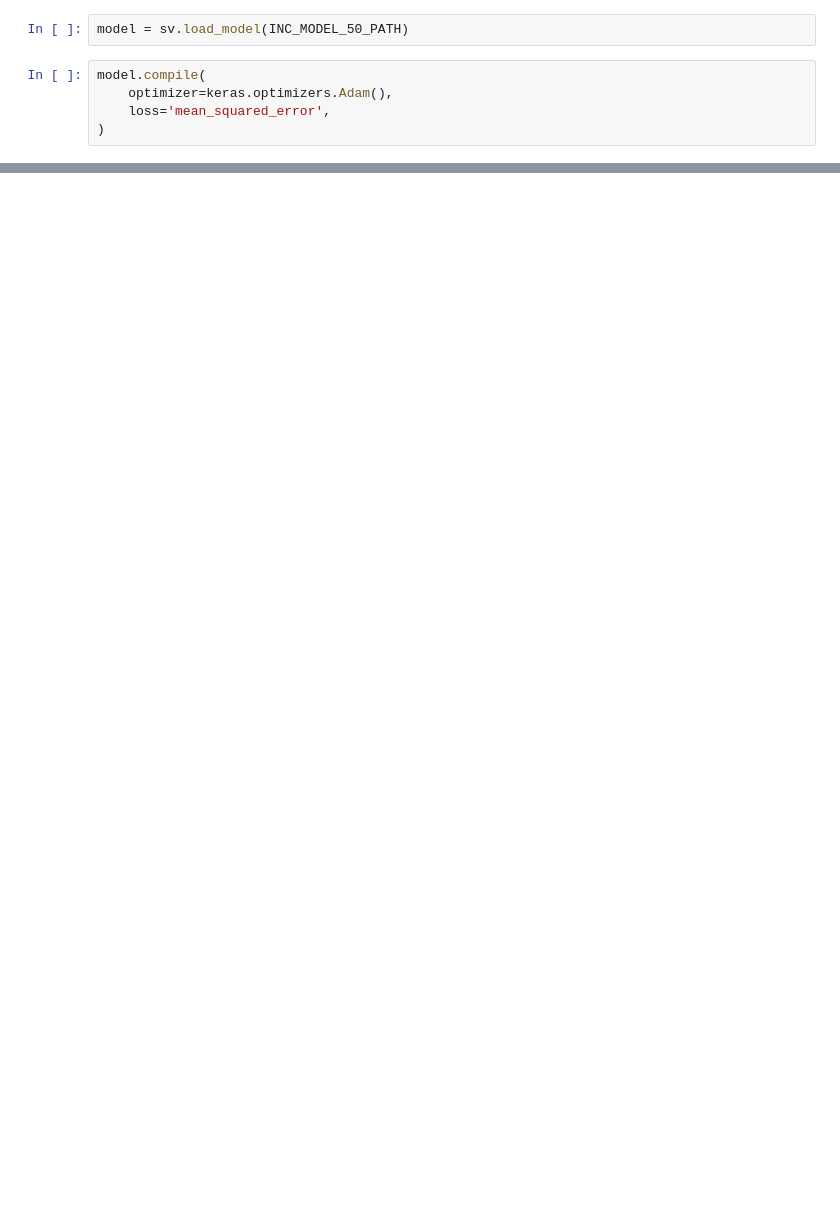
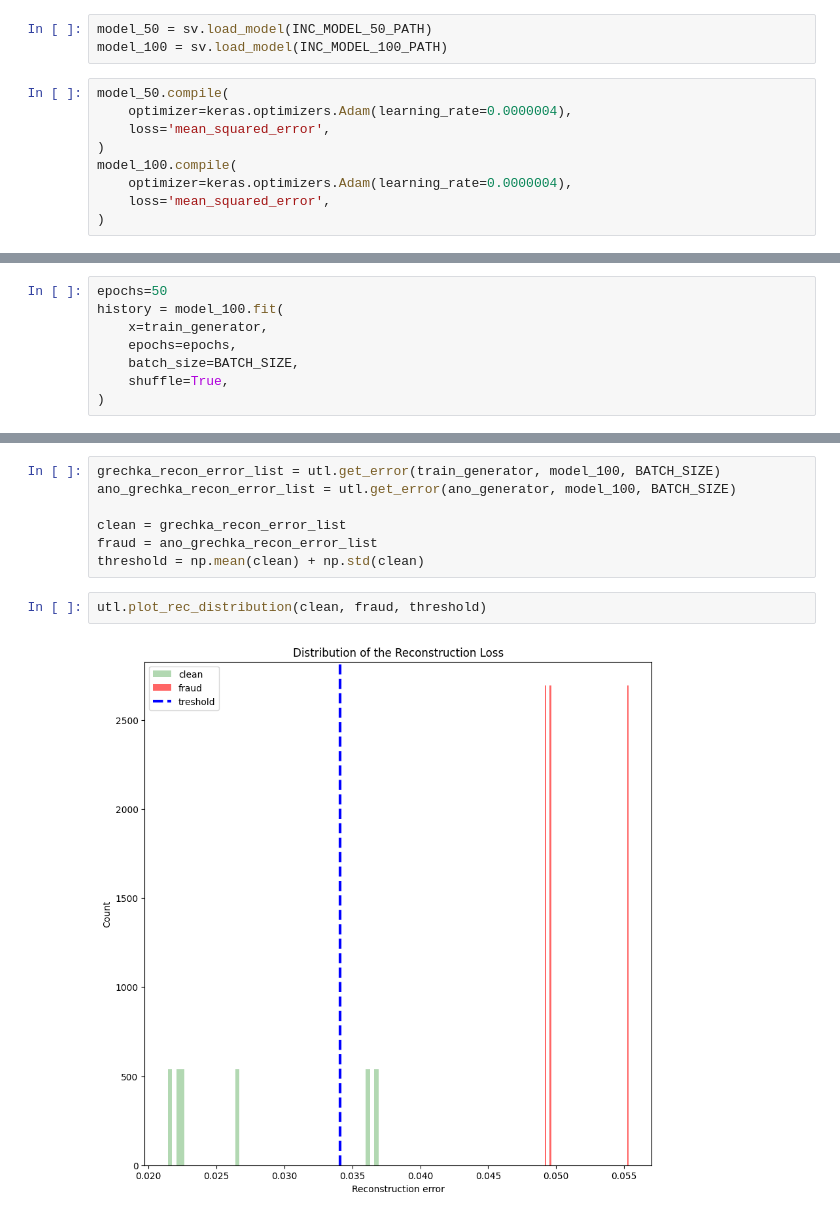
Before and after one commit to NikitaVologin/anomaly-detection-meal-cae, a Jupyter notebook: src/train.ipynb, the cells around one changed output, grey strips where cells are left out. Drawn from its saved outputs; the diff is of its cells as text; blank space fills up the shorter version.

```diff
--- a/src/train.ipynb
+++ b/src/train.ipynb
@@ -40,8 +52,13 @@ valid_generator = train_datagen.flow_from_directory(
 # %%
-model = sv.load_model(INC_MODEL_50_PATH)
+model_50 = sv.load_model(INC_MODEL_50_PATH)
+model_100 = sv.load_model(INC_MODEL_100_PATH)
 # %%
-model.compile(
-    optimizer=keras.optimizers.Adam(),
+model_50.compile(
+    optimizer=keras.optimizers.Adam(learning_rate=0.0000004),
     loss='mean_squared_error',
 )
+model_100.compile(
+    optimizer=keras.optimizers.Adam(learning_rate=0.0000004),
+    loss='mean_squared_error',
+)
 # %%
@@ -57,0 +91,8 @@ model.save('{MODEL_SAVE_PATH}inc_model.keras')
+# %%
+epochs=50
+history = model_100.fit(
+    x=train_generator,
+    epochs=epochs,
+    batch_size=BATCH_SIZE,
+    shuffle=True,
+)
@@ -57,0 +117,11 @@ model.save('{MODEL_SAVE_PATH}inc_model.keras')
+# %%
+grechka_recon_error_list = utl.get_error(train_generator, model_100, BATCH_SIZE)
+ano_grechka_recon_error_list = utl.get_error(ano_generator, model_100, BATCH_SIZE)
+
+clean = grechka_recon_error_list
+fraud = ano_grechka_recon_error_list
+threshold = np.mean(clean) + np.std(clean)
+# %%
+utl.plot_rec_distribution(clean, fraud, threshold)
+# %% [output]
+[figure, added]
```
Also changed, not shown: parts of 9 cells of this notebook, 5 other files.
